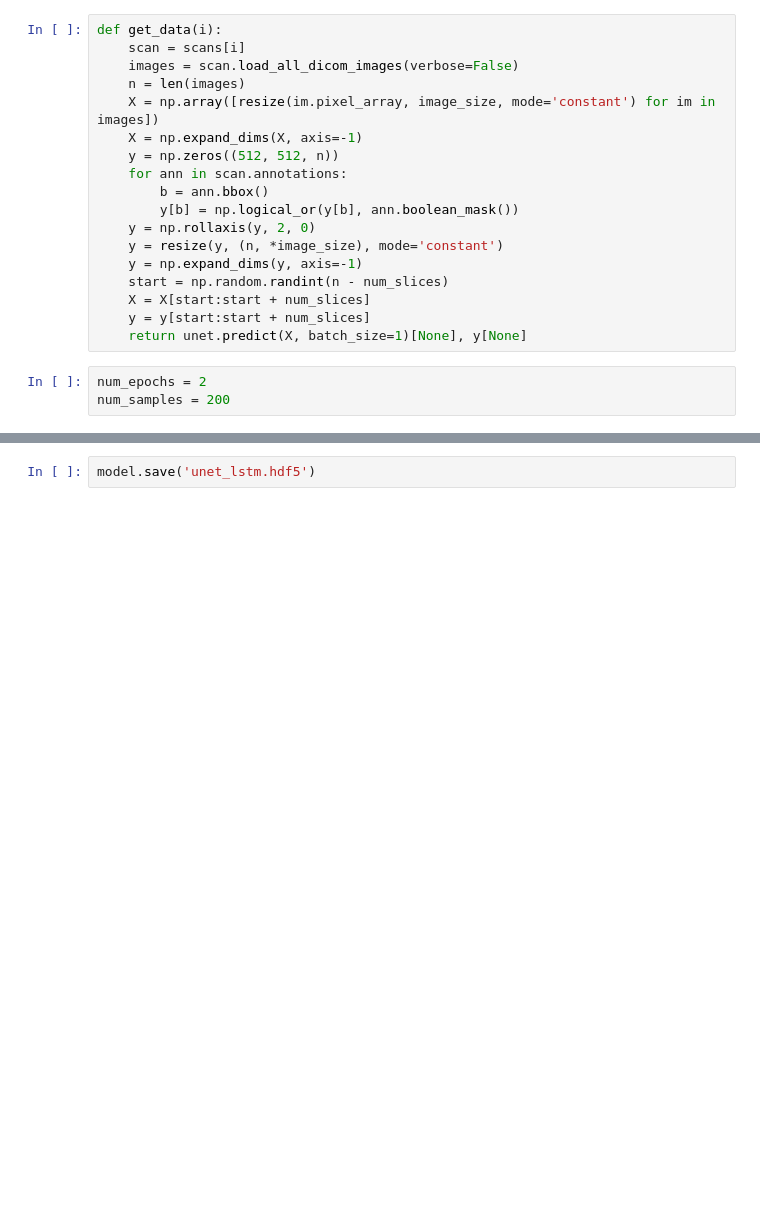
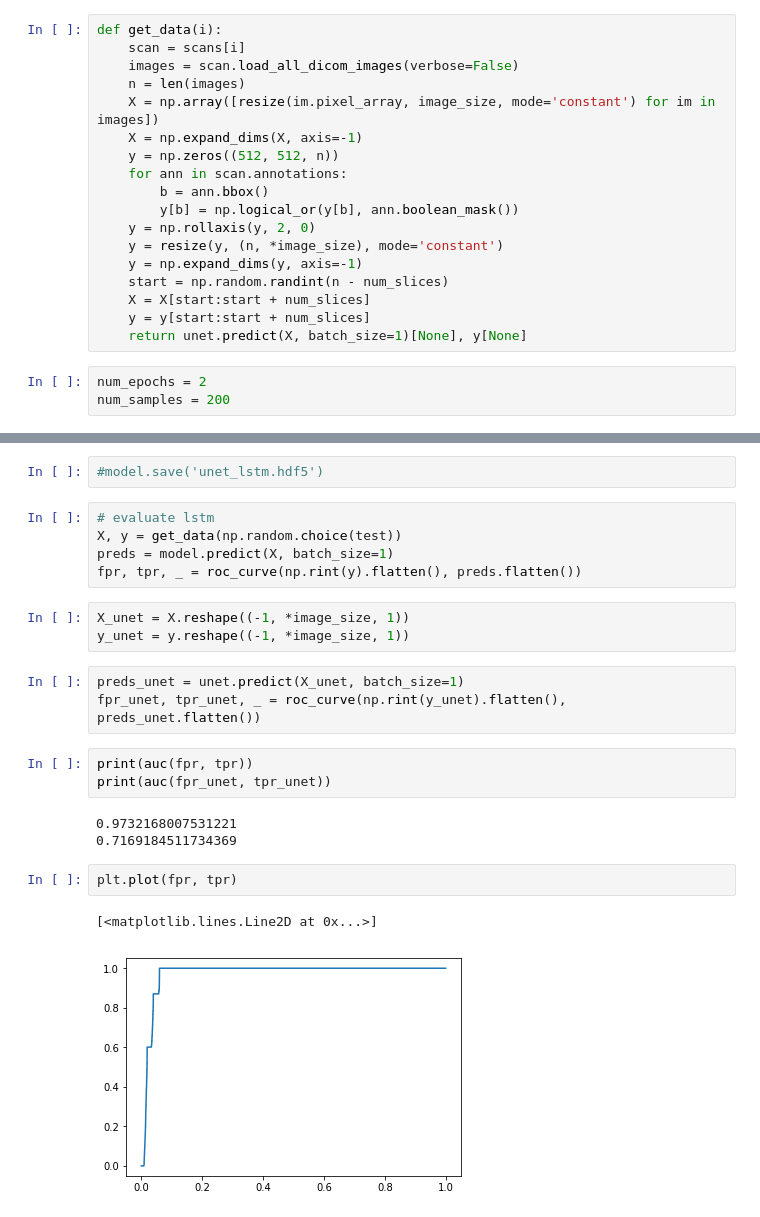
Before and after one commit to luranhe/cs109b-projectofchampions, a Jupyter notebook: rnn with ConvLSTM2D.ipynb, the cells around one changed output, grey strips where cells are left out. Cells and saved outputs as stored; diff of their text form; blank space fills up the shorter version.

```diff
--- a/rnn with ConvLSTM2D.ipynb
+++ b/rnn with ConvLSTM2D.ipynb
@@ -79,2 +82,24 @@ Epoch 2/2
 # %%
-model.save('unet_lstm.hdf5')
+#model.save('unet_lstm.hdf5')
+# %%
+# evaluate lstm
+X, y = get_data(np.random.choice(test))
+preds = model.predict(X, batch_size=1)
+fpr, tpr, _ = roc_curve(np.rint(y).flatten(), preds.flatten())
+# %%
+X_unet = X.reshape((-1, *image_size, 1))
+y_unet = y.reshape((-1, *image_size, 1))
+# %%
+preds_unet = unet.predict(X_unet, batch_size=1)
+fpr_unet, tpr_unet, _ = roc_curve(np.rint(y_unet).flatten(), preds_unet.flatten())
+# %%
+print(auc(fpr, tpr))
+print(auc(fpr_unet, tpr_unet))
+# %% [output]
+0.9732168007531221
+0.7169184511734369
+# %%
+plt.plot(fpr, tpr)
+# %% [output]
+[<matplotlib.lines.Line2D at 0x...>]
+[figure, added]
```
Also changed, not shown: parts of 3 cells of this notebook, 3 other files.
